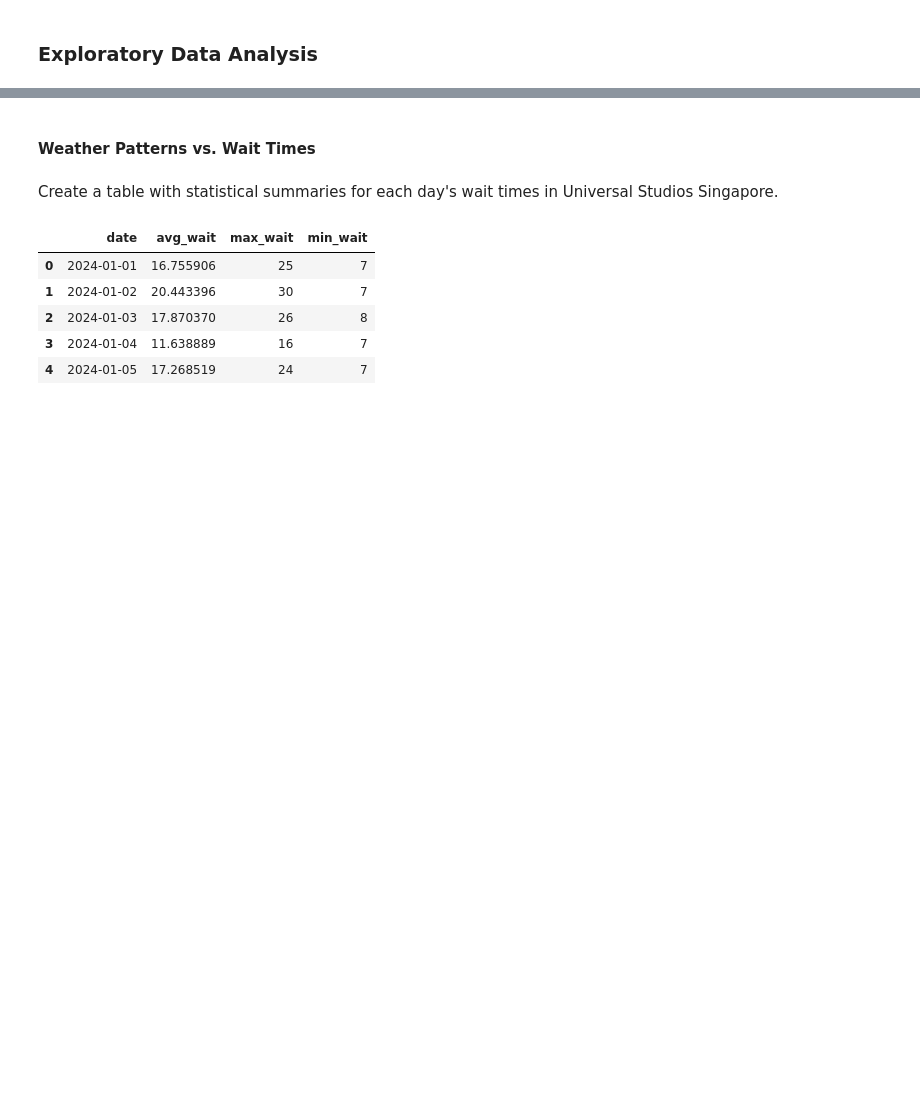
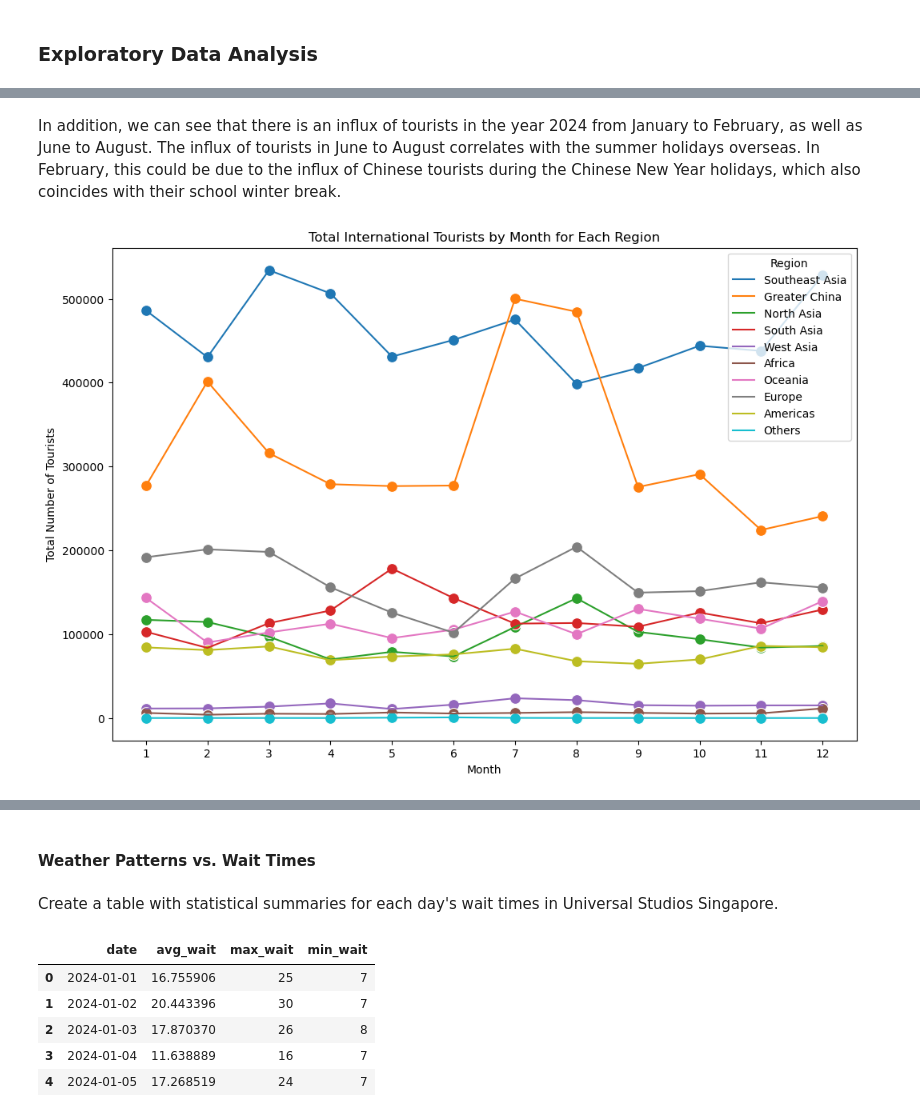
Before and after one commit to dimsumws/DSA3101-Group5, a Jupyter notebook: external_factors_analysis/analysis.ipynb, the cells around one changed output, grey strips where cells are left out. Drawn from its saved outputs; the diff is of its cells as text; code cells hidden in the pictures; blank space fills up the shorter version.

```diff
--- a/external_factors_analysis/analysis.ipynb
+++ b/external_factors_analysis/analysis.ipynb
@@ -129,0 +185,30 @@ We can see that there are general increases during February, August, October and
+# %% [markdown]
+In addition, we can see that there is an influx of tourists in the year 2024 from January to February, as well as June to August. The influx of tourists in June to August correlates with the summer holidays overseas. In February, this could be due to the influx of Chinese tourists during the Chinese New Year holidays, which also coincides with their school winter break.
+# %%
+# Filter for entries in the year 2024
+tourism_total_2024_reg = tourism[tourism['year_month'].dt.year == 2024].copy()
+
+# Define the regions
+regions = ['Southeast Asia', 'Greater China', 'North Asia', 'South Asia', 'West Asia', 'Africa', 'Oceania', 'Europe', 'Americas', 'Others']
+
+# Extract the month
+tourism_total_2024_reg['month'] = tourism_total_2024_reg['year_month'].dt.month
+
+# Plotting
+fig, ax = plt.subplots(figsize=(12, 8))
+
+for region in regions:
+    region_data = tourism_total_2024_reg[tourism_total_2024_reg['Region/Country'] == region]
+    if not region_data.empty:
+        monthly_visitors = region_data.groupby('month')['no_of_visitors'].sum().reset_index()
+        sns.lineplot(data=monthly_visitors, x='month', y='no_of_visitors', ax=ax, label=region)
+        sns.scatterplot(data=monthly_visitors, x='month', y='no_of_visitors', ax=ax, s=100)
+
+ax.set_title('Total International Tourists by Month for Each Region')
+ax.set_xlabel('Month')
+ax.set_ylabel('Total Number of Tourists')
+ax.set_xticks(range(1, 13))  # Ensure all months are shown on the x-axis
+ax.legend(title='Region')
+plt.show()
+# %% [output]
+[figure, added]
```
Also changed, not shown: parts of 13 cells of this notebook, 25 other files.
